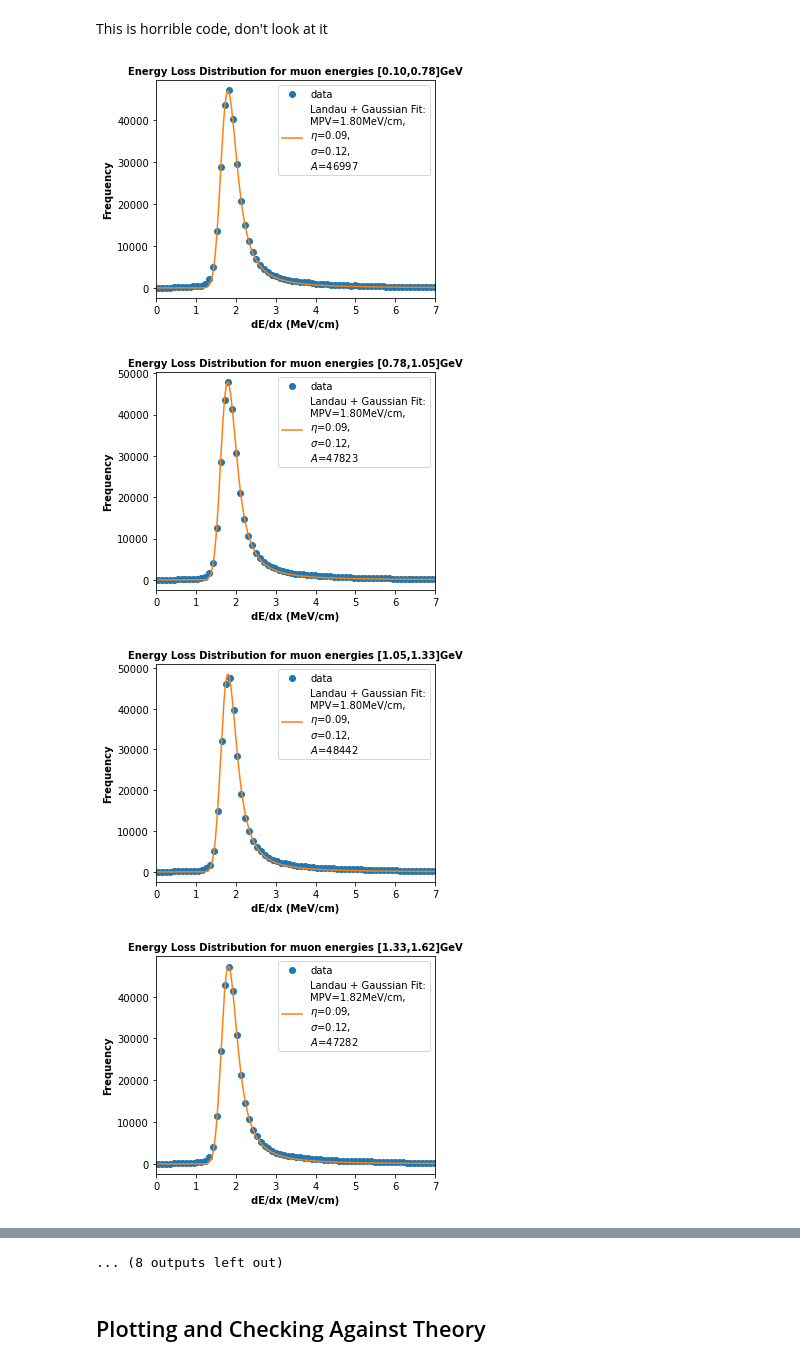
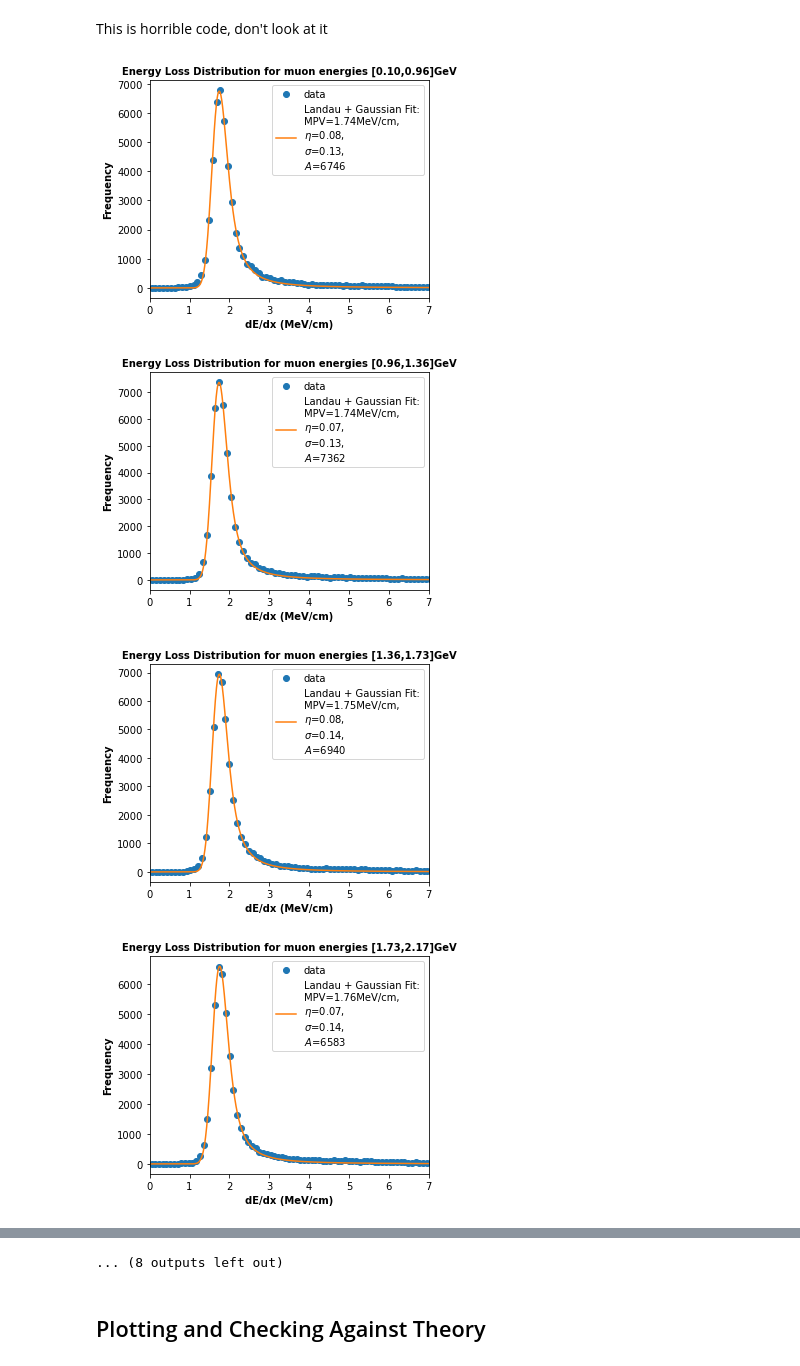
Before and after one commit to socrossley/Cosmic_Muon_CER, a Jupyter notebook: Fit.ipynb, the cells around one changed output, grey strips where cells are left out. Drawn from its saved outputs; the diff is of its cells as text; code cells hidden in the pictures.

```diff
--- a/Fit.ipynb
+++ b/Fit.ipynb
@@ -45,9 +45,11 @@ rest_e = theory.Mmu
 bethe_min, bethe_max = 0.1, 100
 kinetic_es = tot_es - (rest_e/1000)
 bethe_regime = (kinetic_es > bethe_min) & (kinetic_es < bethe_max)
-es = kinetic_es[bethe_regime]
-dedxs = unfiltered_dedxs[bethe_regime]
-pitches = unfiltered_pitches[bethe_regime]
+low_pitch = unfiltered_pitches < 0.4
+
+es = kinetic_es[bethe_regime & low_pitch]
+dedxs = unfiltered_dedxs[bethe_regime & low_pitch]
+pitches = unfiltered_pitches[bethe_regime & low_pitch]
 # %% [markdown]
 ## Fitting Landau + Gaussian
 The first is a general purpose function to plot the raw data.
@@ -139,11 +143,7 @@ def generate_one_freq_vs_dedx(bd, num_bins):
         binned_counts[b] += 1
 
     dedx_bins = [ (landau_bins[j]+landau_bins[j+1])/2 for j in range(len(landau_bins)-1) ]
-
-    # This mpv value is deprecated, consider removing it for cleanliness
-    mpv = dedx_bins[np.argmax(binned_counts)]
-
-    return mpv, dedx_bins, binned_counts
+    return dedx_bins, binned_counts
 # %%
 def generate_fit(xdata, ydata):
     initial_guess = [2, 0.1, 0.1, max(ydata)]
@@ -159,7 +159,7 @@ num_dedx_bins = 1000
 fit_data_dict = []
 for i in range(len(binned_dedx)):
     bd = binned_dedx[i]
-    data_mpv, xdata, ydata = generate_one_freq_vs_dedx(bd, num_dedx_bins)
+    xdata, ydata = generate_one_freq_vs_dedx(bd, num_dedx_bins)
     fit_params, xfit, yfit = generate_fit(xdata, ydata)
     mpv, eta, sigma, A = fit_params
     fit_data_dict.append({'mpv': mpv, 'eta': eta, 'sigma': sigma, 'A': A, 'e_min': bin_edges[i], 'e_max': bin_edges[i+1]})
@@ -226,10 +223,10 @@ This is horrible code, don't look at it
 # %%
 def plot_freq_vs_dedx(plot_specific = None, num_bins = 1000, show = True, savefile = None):
     if plot_specific is None:
-        fit_mpvs, fit_avs, data_mpvs = [], [], []
+        fit_mpvs, fit_avs = [], []
         i = 0
         for bd in binned_dedx:
-            data_mpv, xdata, ydata = generate_one_freq_vs_dedx(bd, num_bins)
+            xdata, ydata = generate_one_freq_vs_dedx(bd, num_bins)
             fit_params, xfit, yfit = generate_fit(xdata, ydata)
             fit_mpv = fit_params[0]
             fit_av = calculate_fit_av(*fit_params)
@@ -240,15 +237,14 @@ def plot_freq_vs_dedx(plot_specific = None, num_bins = 1000, show = True, savefi
                 plt.legend()
                 plt.show()
                 if savefile is not None:
-                    fig.savefig(os.getcwd() + r'/plots/4-22/Full_Landau'+ str(i), bbox_inches = "tight")
+                    fig.savefig(os.getcwd() + r'/plots/5-30/Landaus/Full_statbinned_Landau'+ str(i), bbox_inches = "tight")
 
             fit_mpvs.append(fit_mpv)
             fit_avs.append(fit_av)
-            data_mpvs.append(data_mpv)
             i += 1
     else:
         bd = binned_dedx[plot_specific]
-        data_mpv, xdata, ydata = generate_one_freq_vs_dedx(bd, num_bins)
+        xdata, ydata = generate_one_freq_vs_dedx(bd, num_bins)
         fit_params, xfit, yfit = generate_fit(xdata, ydata)
         fit_mpv = fit_params[0]
         fit_av = calculate_fit_av(*fit_params)
@@ -263,16 +259,15 @@ def plot_freq_vs_dedx(plot_specific = None, num_bins = 1000, show = True, savefi
 
         fit_mpvs = fit_mpv
         fit_avs = fit_av
-        data_mpvs = data_mpv
 
-    return fit_mpvs, fit_avs, data_mpvs
+    return fit_mpvs, fit_avs
 # %%
-mpvs, avs, mpvs_data = plot_freq_vs_dedx(num_bins=num_dedx_bins, show=True)
+mpvs, avs = plot_freq_vs_dedx(num_bins=num_dedx_bins, show=True, savefile=True)
 avs_data = []
 for b in binned_dedx:
     avs_data.append(np.mean(b))
 # %% [output]
-[figure, old version]
+[figure, new version]
-[figure, old version]
+[figure, new version]
-[figure, old version]
+[figure, new version]
-[figure, old version]
+[figure, new version]
```
Also changed, not shown: parts of 17 cells of this notebook, 3 other files.
